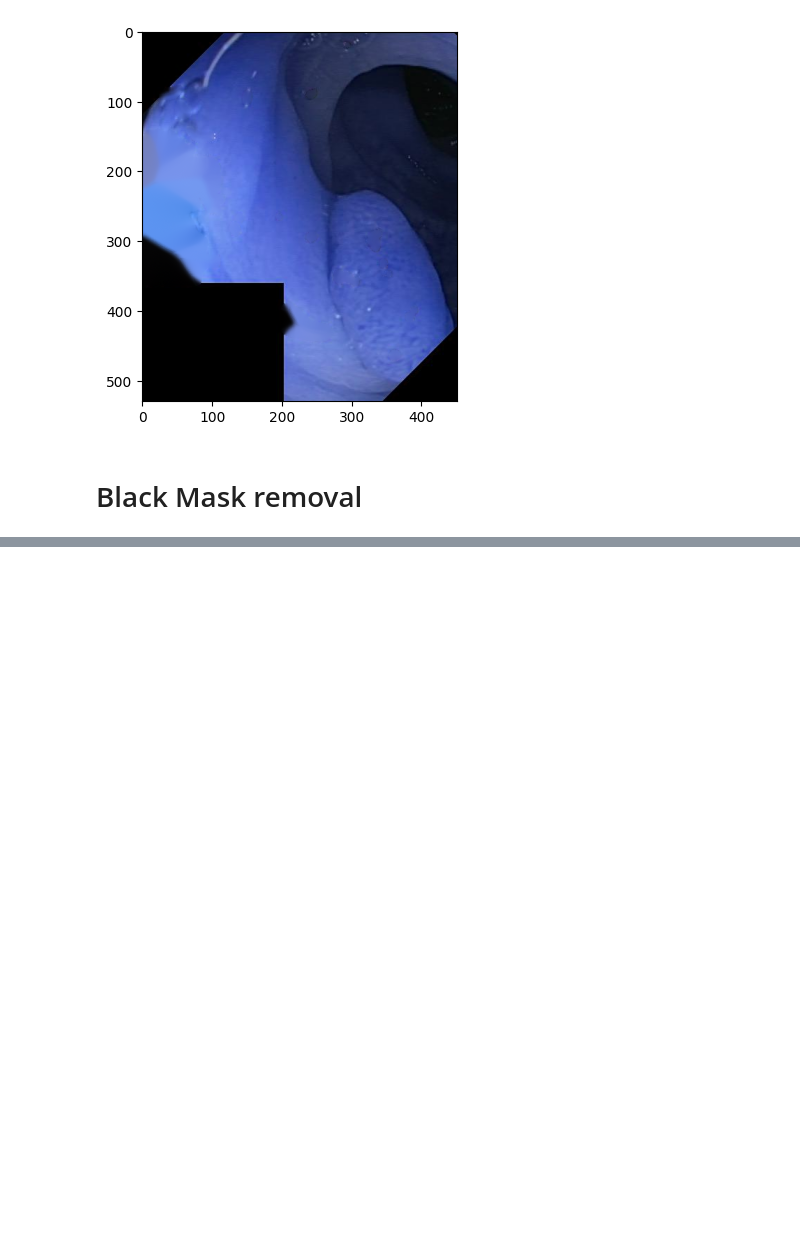
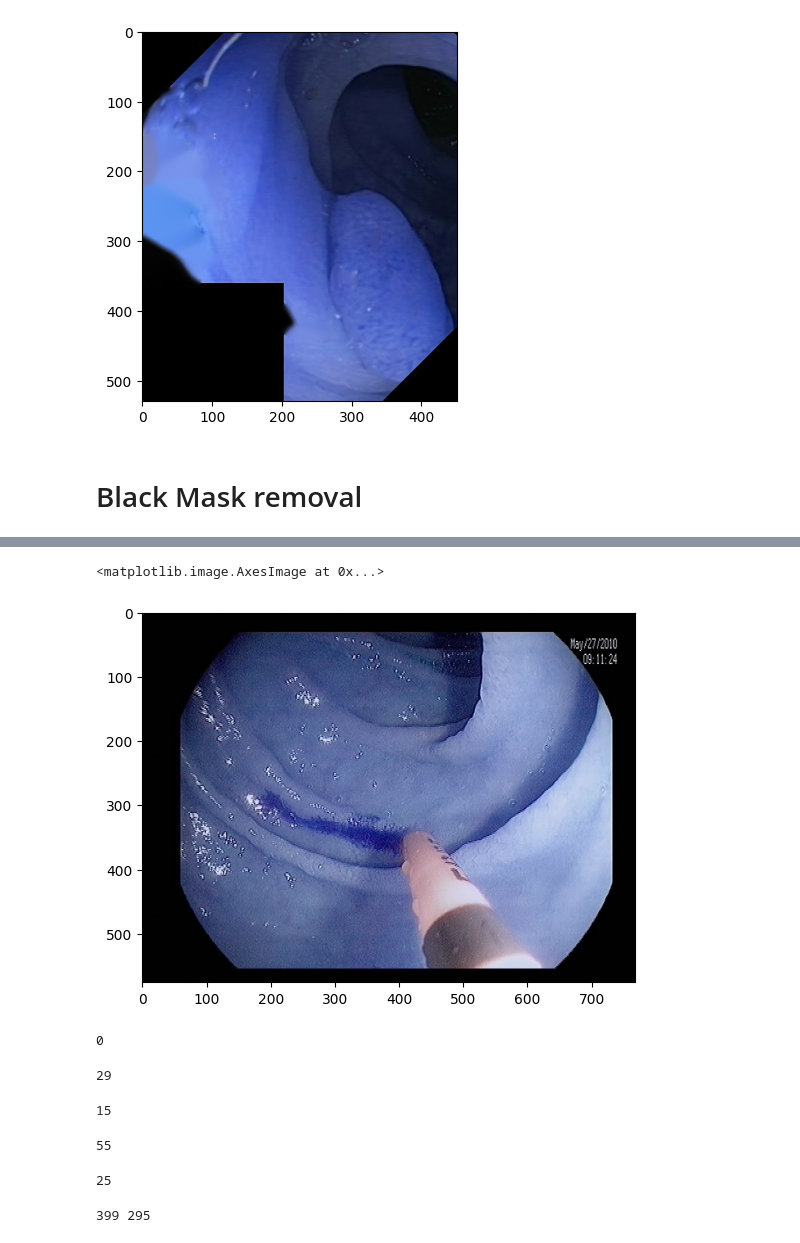
Before and after one commit to AdiJoost/medVQA-imageClef-Polyps, a Jupyter notebook: image_preparation.ipynb, the cells around one changed output, grey strips where cells are left out. Drawn from its saved outputs; the diff is of its cells as text; code cells hidden in the pictures; blank space fills up the shorter version.

```diff
--- a/image_preparation.ipynb
+++ b/image_preparation.ipynb
@@ -101,0 +111,5 @@ plt.imshow(imageMask)
+# %%
+plt.imshow(thirdRawImage)
+# %% [output]
+<matplotlib.image.AxesImage at 0x...>
+[figure, added]
@@ -101,0 +122,65 @@ plt.imshow(imageMask)
+# %%
+distance_transform = cv2.distanceTransform(eroded, cv2.DIST_L2, 3)
+invertedDistance = cv2.bitwise_not(distance_transform)
+border_width = int(np.min(distance_transform))
+print(border_width)
+# %% [output]
+0
+# %%
+upDistance = 0
+foundBorder = False
+for i in range(distance_transform.shape[0]):
+    for j in range(distance_transform.shape[1]):
+        if distance_transform[i,j] == 0:
+            foundBorder = True
+    if foundBorder:
+        break;
+    upDistance += 1
+print(upDistance)
+# %% [output]
+29
+# %%
+downDistance = 0
+foundBorder = False
+for i in range(distance_transform.shape[0] - 1, -1, -1):
+    for j in range(distance_transform.shape[1]):
+        if distance_transform[i,j] == 0:
+            foundBorder = True
+    if foundBorder:
+        break;
+    downDistance += 1
+print(downDistance)
+# %% [output]
+15
+# %%
+leftDistance = 0
+foundBorder = False
+for j in range(distance_transform.shape[1]):
+    for i in range(distance_transform.shape[0]):
+        if distance_transform[i,j] == 0:
+            foundBorder = True
+    if foundBorder:
+        break;
+    leftDistance += 1
+print(leftDistance)
+# %% [output]
+55
+# %%
+rightDistance = 0
+foundBorder = False
+for j in range(distance_transform.shape[1] - 1, -1, -1):
+    for i in range(distance_transform.shape[0]):
+        if distance_transform[i,j] == 0:
+            foundBorder = True
+    if foundBorder:
+        break;
+    rightDistance += 1
+print(rightDistance)
+# %% [output]
+25
+# %%
+centerX = int(((distance_transform.shape[1] - rightDistance - leftDistance) / 2) + leftDistance)
+centerY = int(((distance_transform.shape[0] - upDistance - downDistance) / 2) + upDistance)
+print(centerX, centerY)
+# %% [output]
+399 295
```
Also changed, not shown: parts of 9 cells of this notebook.
